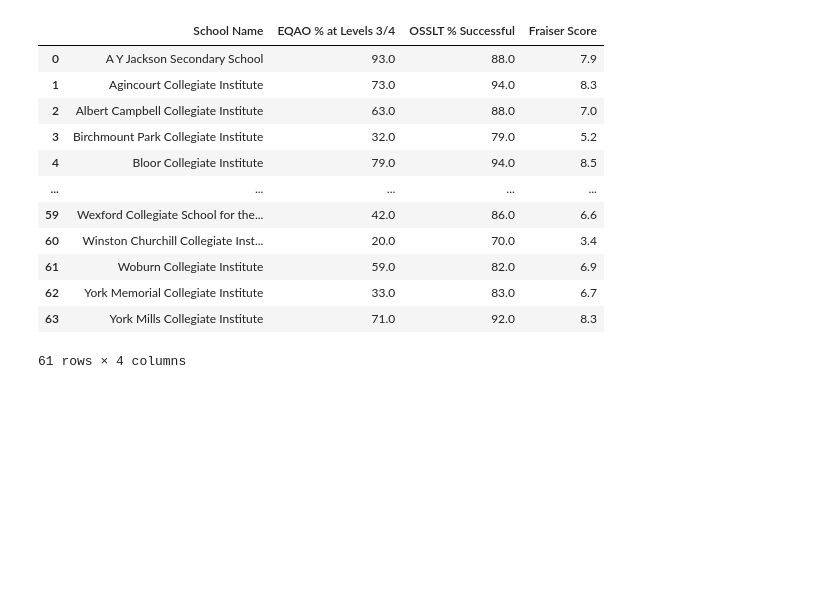
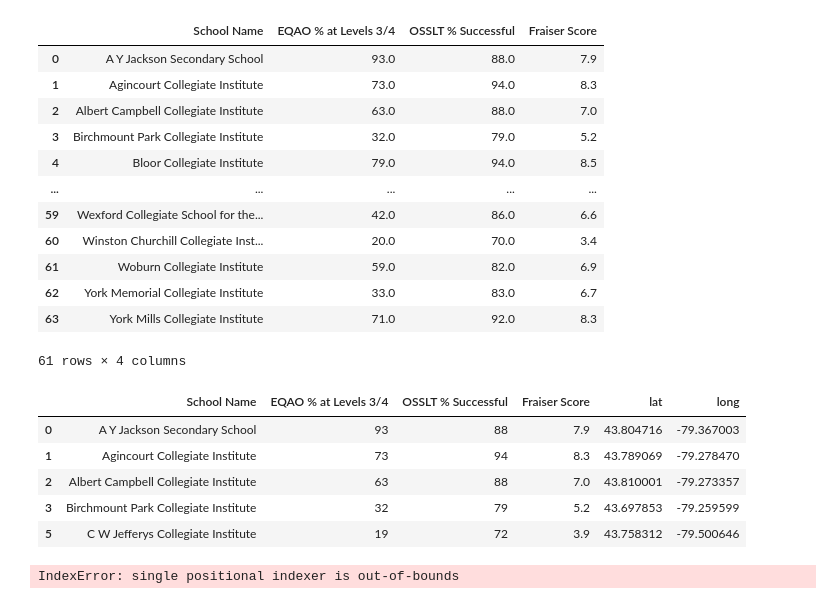
Before and after one commit to sunnyjen/CME358-Final_project, a Jupyter notebook: 2_data_cleaning/school_merge.ipynb, the cells around one changed output. Cells and saved outputs as stored; diff of their text form; code cells hidden in the pictures; blank space fills up the shorter version.

Commit message:
school gps
school gps

```diff
--- a/2_data_cleaning/school_merge.ipynb
+++ b/2_data_cleaning/school_merge.ipynb
@@ -149 +149,76 @@ if over_ride:
+# %%
+gps_school = pd.read_csv(parent_dir / "2_data_cleaning" / "cleaned_csv" / "Combined_schools_with_coords.csv")
+gps_school = gps_school.dropna(subset=["lat", "long"])
+# %%
+gps_school.head()
+# %% [output]
+|  | School Name | EQAO % at Levels 3/4 | OSSLT % Successful | Fraiser Score | lat | long |
+| 0 | A Y Jackson Secondary School | 93 | 88 | 7.9 | 43.804716 | -79.367003 |
+| 1 | Agincourt Collegiate Institute | 73 | 94 | 8.3 | 43.789069 | -79.278470 |
+| 2 | Albert Campbell Collegiate Institute | 63 | 88 | 7.0 | 43.810001 | -79.273357 |
+| 3 | Birchmount Park Collegiate Institute | 32 | 79 | 5.2 | 43.697853 | -79.259599 |
+| 5 | C W Jefferys Collegiate Institute | 19 | 72 | 3.9 | 43.758312 | -79.500646 |
+# %%
+# try again w chat
+
+import folium
+import pandas as pd
+import geopandas as gpd
+import numpy as np
+from folium.plugins import HeatMap
+from shapely.geometry import Point
+
+# Load data (Ensure gps_school is defined before this step)
+# gps_school.columns = gps_school.columns.str.replace('\r\n', ' ', regex=True)
+
+# Create geometry (Ensure lat and long are numeric)
+geometry = [Point(xy) for xy in zip(gps_school['long'], gps_school['lat'])]
+gdf = gpd.GeoDataFrame(gps_school, geometry=geometry)
+
+# Set CRS to EPSG:4326 (WGS84)
+gdf.set_crs("EPSG:4326", allow_override=True, inplace=True)
+
+# Define bins for each column
+eqao_bins = [0, 40, 60, 80, 90, 100]  # Adjust based on EQAO score distribution
+osslt_bins = [0, 40, 60, 80, 90, 100]  # Adjust based on OSSLT score distribution
+fraiser_bins = [0, 3, 5, 7, 8, 10]  # Adjust based on Fraiser score distribution
+
+# Define labels for each bin
+bin_labels = ['0-40', '41-60', '61-80', '81-90', '91-100']
+
+# Create the map centered on a specific location (e.g., Toronto)
+m = folium.Map(location=[43.7, -79.4], zoom_start=11)
+
+# Function to add a heatmap layer with bins directly applied
+def add_heatmap(map_obj, gdf, column, name, bins, labels):
+    # Drop rows with NaN values in the specified column, also handle NaN in lat/long
+    gdf_no_na = gdf.dropna(subset=[column, 'lat', 'long'])
+
+    # Apply binning directly without modifying data
+    binned_values = pd.cut(gdf_no_na[column], bins=bins, labels=labels)
+
+    # Extract coordinates and binned values for the heatmap
+    heat_data = []
+
+    for index, row in gdf_no_na.iterrows():
+        if pd.notna(row[column]):
+            # Get the corresponding bin value for this row
+            binned_value = binned_values.iloc[index]
+            heat_data.append([row['lat'], row['long'], binned_value])
+
+    # Create a heatmap layer with the binned intensity values
+    HeatMap(heat_data, name=name, radius=15, max_zoom=13).add_to(map_obj)
+
+# Add heatmaps for different columns (with bins applied)
+add_heatmap(m, gdf, "EQAO % at Levels 3/4", "EQAO Heatmap", eqao_bins, bin_labels)
+add_heatmap(m, gdf, "OSSLT % Successful", "OSSLT Heatmap", osslt_bins, bin_labels)
+add_heatmap(m, gdf, "Fraiser Score", "Fraiser Score Heatmap", fraiser_bins, bin_labels)
+
+# Add layer control to toggle between heatmaps
+folium.LayerControl().add_to(m)
+
+# Display the map
+m
+# %% [output]
+IndexError: single positional indexer is out-of-bounds
 # %%
```
Also changed, not shown: parts of 5 cells of this notebook, 6 other files.
